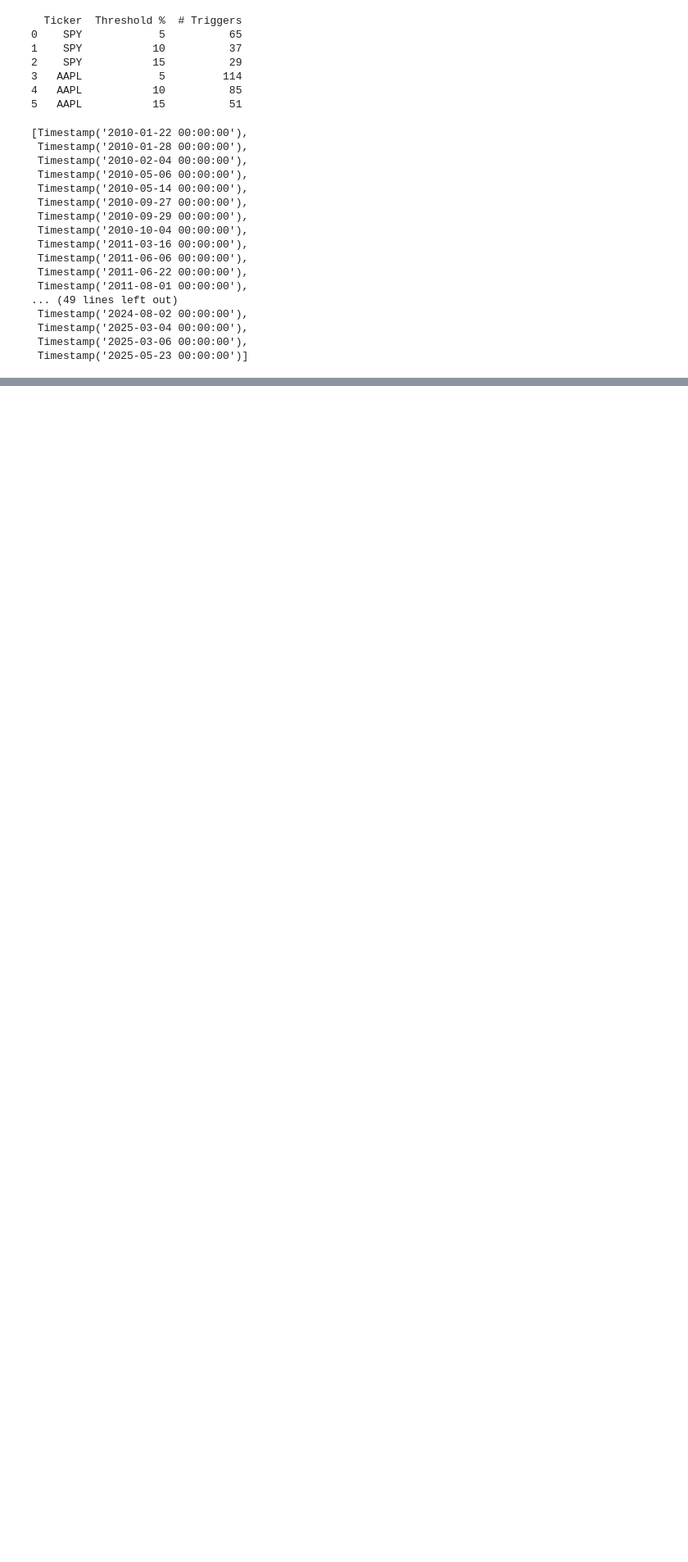
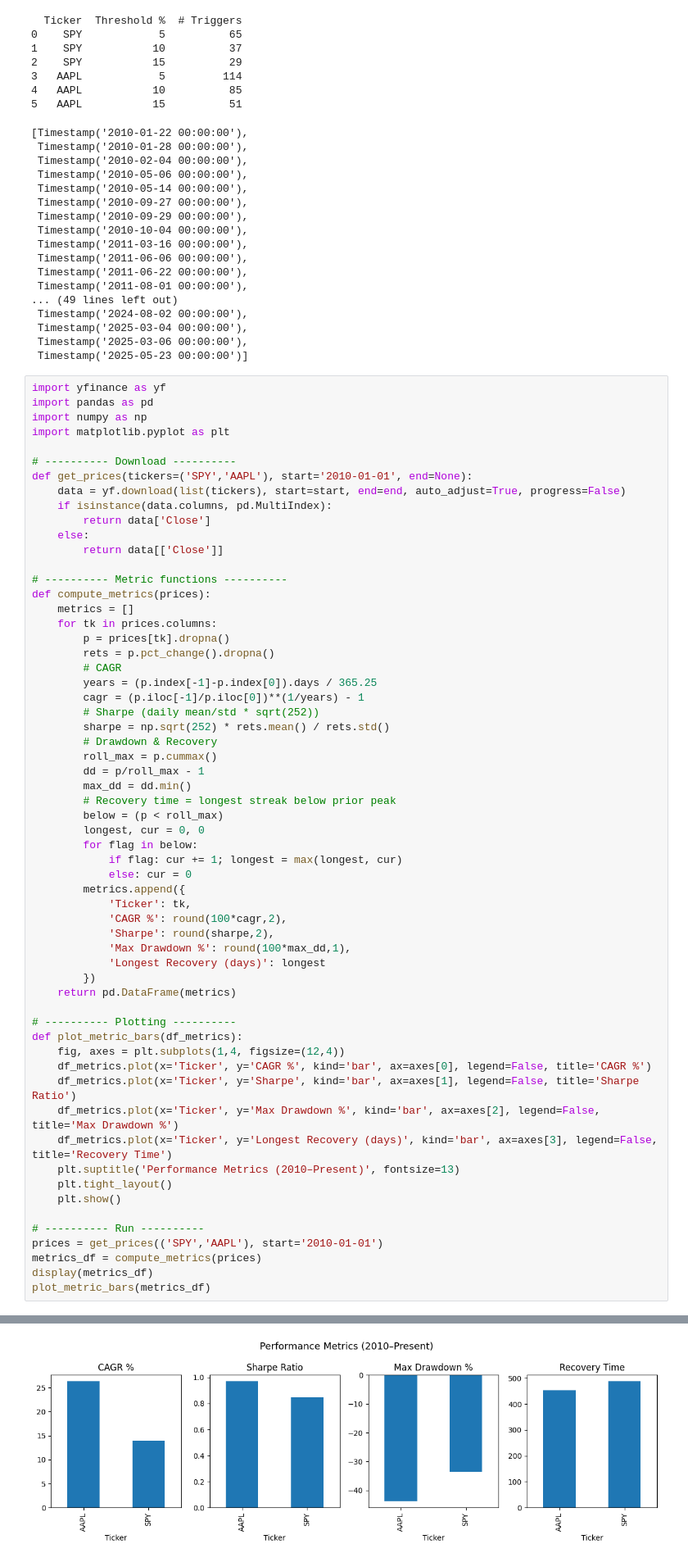
Before and after one commit to ageller02/Quantumvest, a Jupyter notebook: Optimal_Loss.ipynb, the cells around one changed output, grey strips where cells are left out. Shown at 82% size. Saved outputs shown, nothing was run; the diff lists cells and outputs as text; blank space fills up the shorter version.

```diff
--- a/Optimal_Loss.ipynb
+++ b/Optimal_Loss.ipynb
@@ -106,3 +106,64 @@ print(summary_trailing); dates_trailing['SPY'][5]  # list of dates when 5% trail
  Timestamp('2025-03-04 00:00:00'),
  Timestamp('2025-03-06 00:00:00'),
  Timestamp('2025-05-23 00:00:00')]
+# %%
+import yfinance as yf
+import pandas as pd
+import numpy as np
+import matplotlib.pyplot as plt
+
+# ---------- Download ----------
+def get_prices(tickers=('SPY','AAPL'), start='2010-01-01', end=None):
+    data = yf.download(list(tickers), start=start, end=end, auto_adjust=True, progress=False)
+    if isinstance(data.columns, pd.MultiIndex):
+        return data['Close']
+    else:
+        return data[['Close']]
+
+# ---------- Metric functions ----------
+def compute_metrics(prices):
+    metrics = []
+    for tk in prices.columns:
+        p = prices[tk].dropna()
+        rets = p.pct_change().dropna()
+        # CAGR
+        years = (p.index[-1]-p.index[0]).days / 365.25
+        cagr = (p.iloc[-1]/p.iloc[0])**(1/years) - 1
+        # Sharpe (daily mean/std * sqrt(252))
+        sharpe = np.sqrt(252) * rets.mean() / rets.std()
+        # Drawdown & Recovery
+        roll_max = p.cummax()
+        dd = p/roll_max - 1
+        max_dd = dd.min()
+        # Recovery time = longest streak below prior peak
+        below = (p < roll_max)
+        longest, cur = 0, 0
+        for flag in below:
+            if flag: cur += 1; longest = max(longest, cur)
+            else: cur = 0
+        metrics.append({
+            'Ticker': tk,
+            'CAGR %': round(100*cagr,2),
+            'Sharpe': round(sharpe,2),
+            'Max Drawdown %': round(100*max_dd,1),
+            'Longest Recovery (days)': longest
+        })
+    return pd.DataFrame(metrics)
+
+# ---------- Plotting ----------
+def plot_metric_bars(df_metrics):
+    fig, axes = plt.subplots(1,4, figsize=(12,4))
+    df_metrics.plot(x='Ticker', y='CAGR %', kind='bar', ax=axes[0], legend=False, title='CAGR %')
+    df_metrics.plot(x='Ticker', y='Sharpe', kind='bar', ax=axes[1], legend=False, title='Sharpe Ratio')
+    df_metrics.plot(x='Ticker', y='Max Drawdown %', kind='bar', ax=axes[2], legend=False, title='Max Drawdown %')
+    df_metrics.plot(x='Ticker', y='Longest Recovery (days)', kind='bar', ax=axes[3], legend=False, title='Recovery Time')
+    plt.suptitle('Performance Metrics (2010–Present)', fontsize=13)
+    plt.tight_layout()
+    plt.show()
+
+# ---------- Run ----------
+prices = get_prices(('SPY','AAPL'), start='2010-01-01')
+metrics_df = compute_metrics(prices)
+display(metrics_df)
+plot_metric_bars(metrics_df)
+# %% [output]
@@ -108,0 +173 @@ print(summary_trailing); dates_trailing['SPY'][5]  # list of dates when 5% trail
+[figure, added]
```
Also changed, not shown: parts of 3 cells of this notebook.
